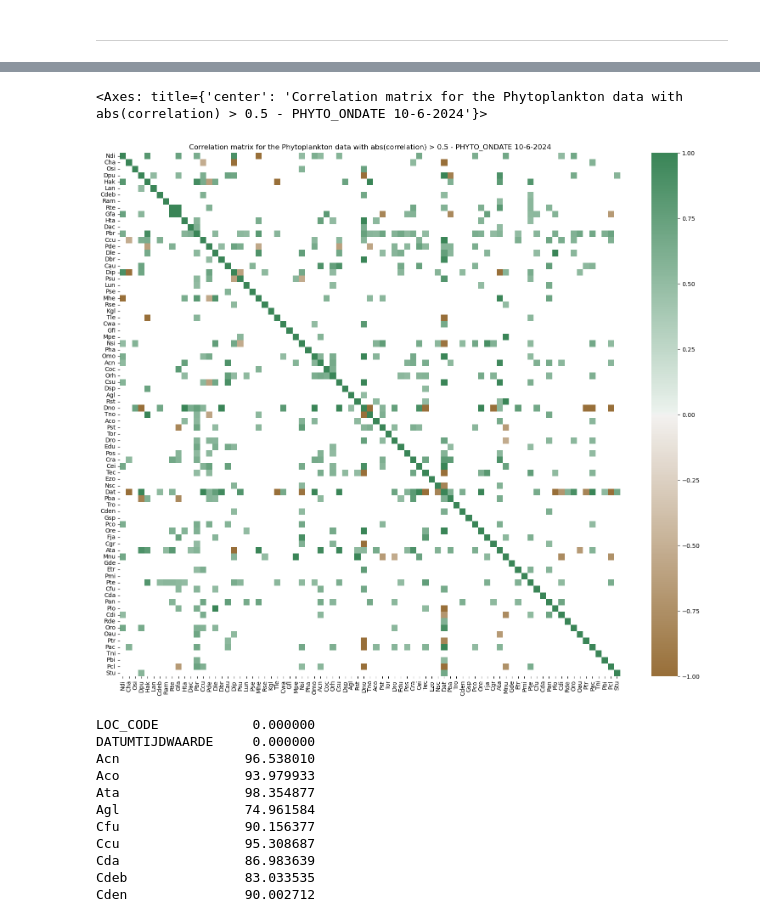
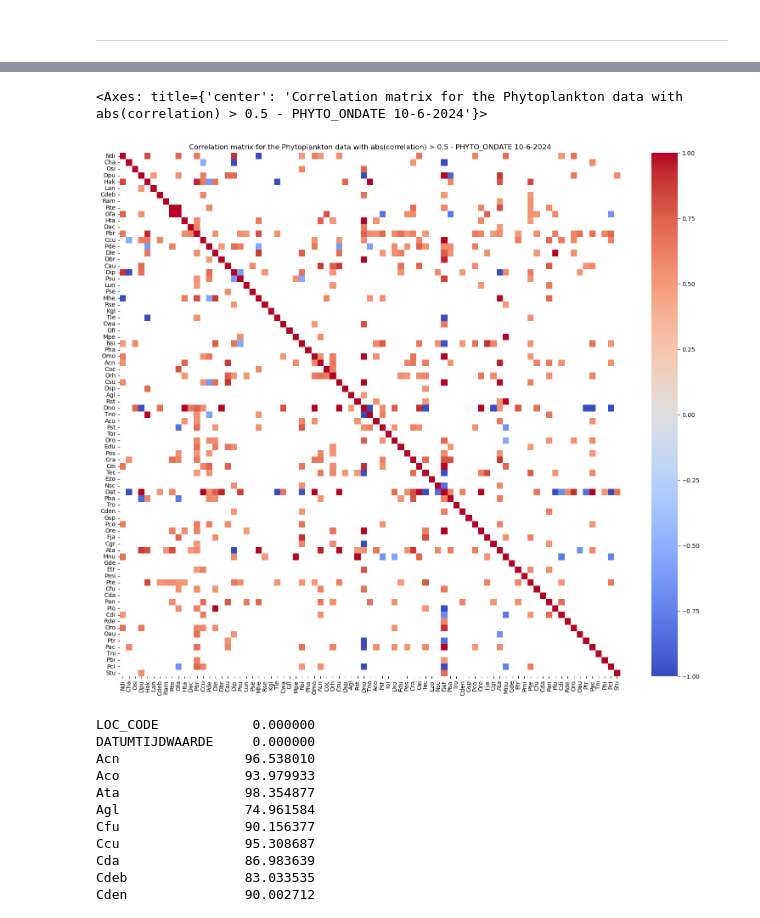
Before and after one commit to JinseiSteven/Phytoplankton-Prediction-Project, a Jupyter notebook: scripts/clustering.ipynb, the cells around one changed output, grey strips where cells are left out. Cells and saved outputs as stored; diff of their text form; code cells hidden in the pictures.

```diff
--- a/scripts/clustering.ipynb
+++ b/scripts/clustering.ipynb
@@ -51,15 +75,15 @@ plt.savefig('phyto_corr_matrix.png')
 # %%
 # setting a threshold for the max subset correlation matrix
 intensity_threshold = 0.5
 
 threshold_phyto_corr_matrix = phyto_corr_matrix.mask(abs(phyto_corr_matrix) < intensity_threshold)
 
 fig, ax = plt.subplots(figsize=(19,16))
 plt.title(f"Correlation matrix for the Phytoplankton data with abs(correlation) > {intensity_threshold} - PHYTO_ONDATE 10-6-2024")
-sns.heatmap(threshold_phyto_corr_matrix, cmap=sns.diverging_palette(50, 500, n=500), cbar=True, ax=ax)
+sns.heatmap(threshold_phyto_corr_matrix, cmap=plt.get_cmap('coolwarm'), cbar=True, ax=ax)
 # %% [output]
 <Axes: title={'center': 'Correlation matrix for the Phytoplankton data with abs(correlation) > 0.5 - PHYTO_ONDATE 10-6-2024'}>
-[figure, old version]
+[figure, new version]
 # %%
 percent_missing = biotic_df.isnull().sum() * 100 / len(biotic_df)
 
```
Also changed, not shown: parts of 14 cells of this notebook, 1 other file.
